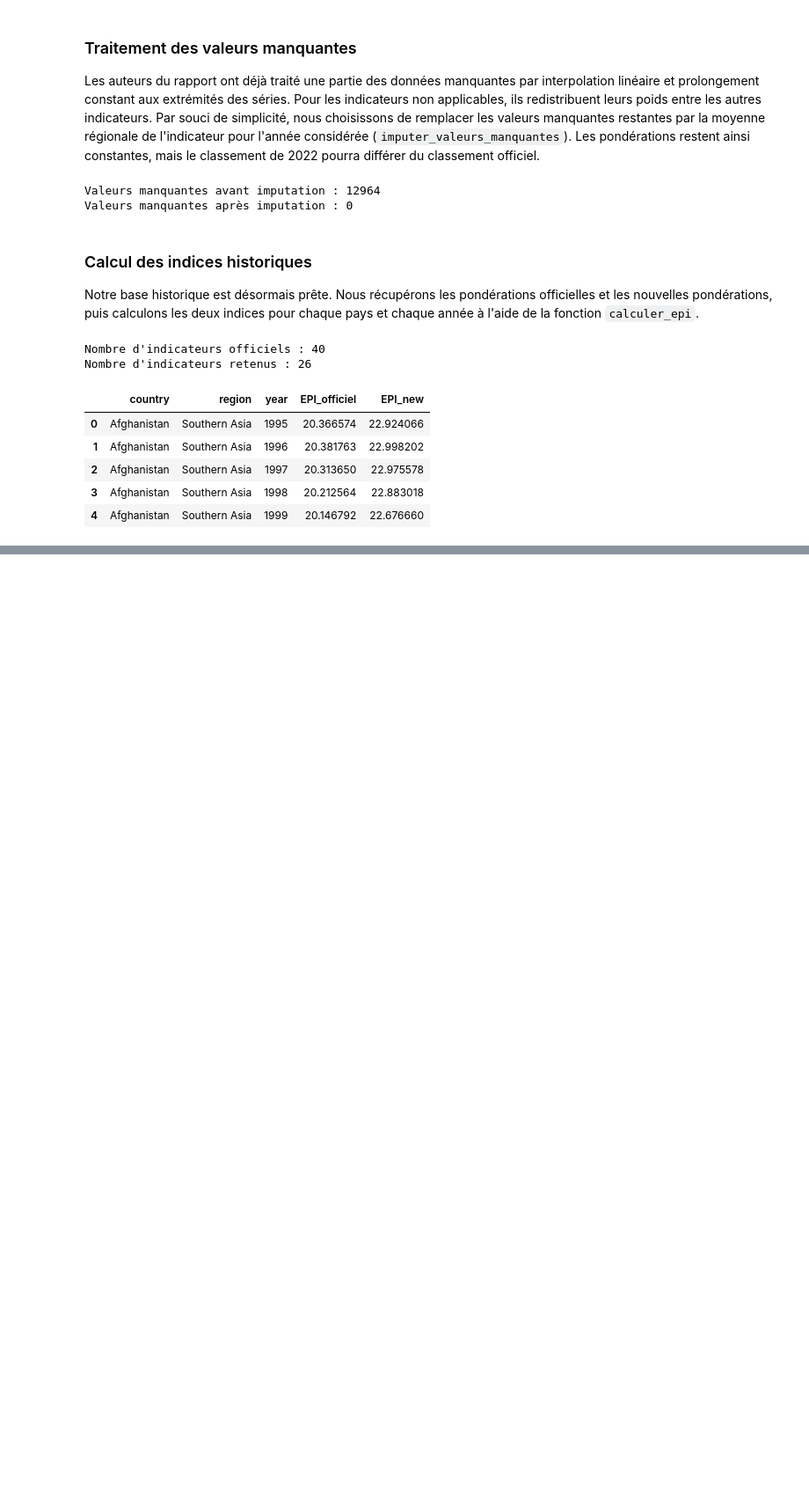
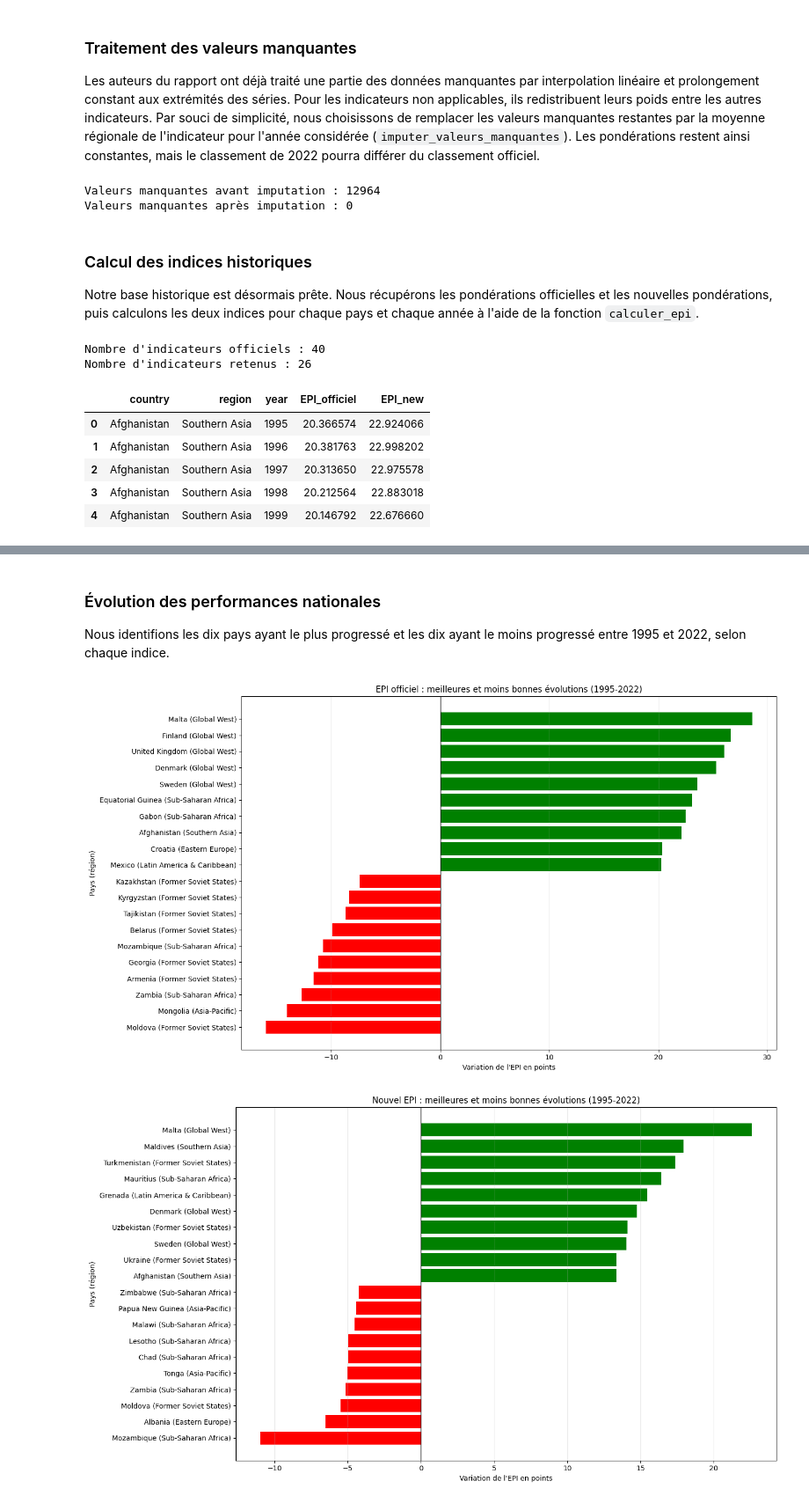
Before and after one commit to Giorgi56/pydata_ENSAE, a Jupyter notebook: partie_III.ipynb, the cells around one changed output, grey strips where cells are left out. Shown at 88% size. Cells and saved outputs as stored; diff of their text form; code cells hidden in the pictures; blank space fills up the shorter version.

```diff
--- a/partie_III.ipynb
+++ b/partie_III.ipynb
@@ -105,0 +175,15 @@ Nombre d'indicateurs retenus : 26
+# %% [markdown]
+### Évolution des performances nationales
+
+Nous identifions les dix pays ayant le plus progressé et les dix ayant le moins progressé entre 1995 et 2022, selon chaque indice.
+# %%
+graphique_classement_variation_epi_par_pays(
+    df_final, "EPI officiel", "EPI_officiel"
+)
+
+graphique_classement_variation_epi_par_pays(
+    df_final, "Nouvel EPI", "EPI_new"
+)
+# %% [output]
+[figure, added]
+[figure, added]
```
Also changed, not shown: parts of 15 cells of this notebook, 2 other files.
